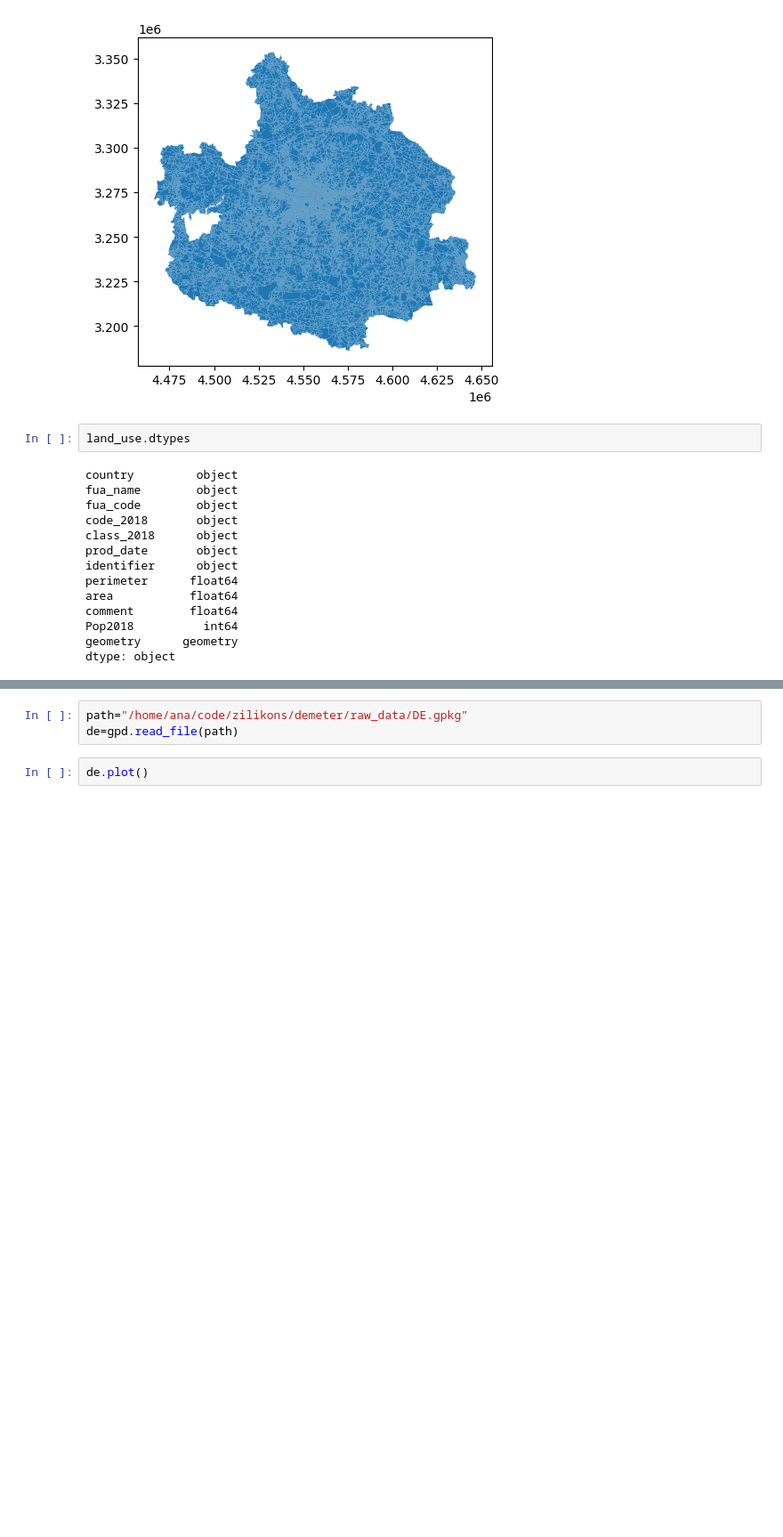
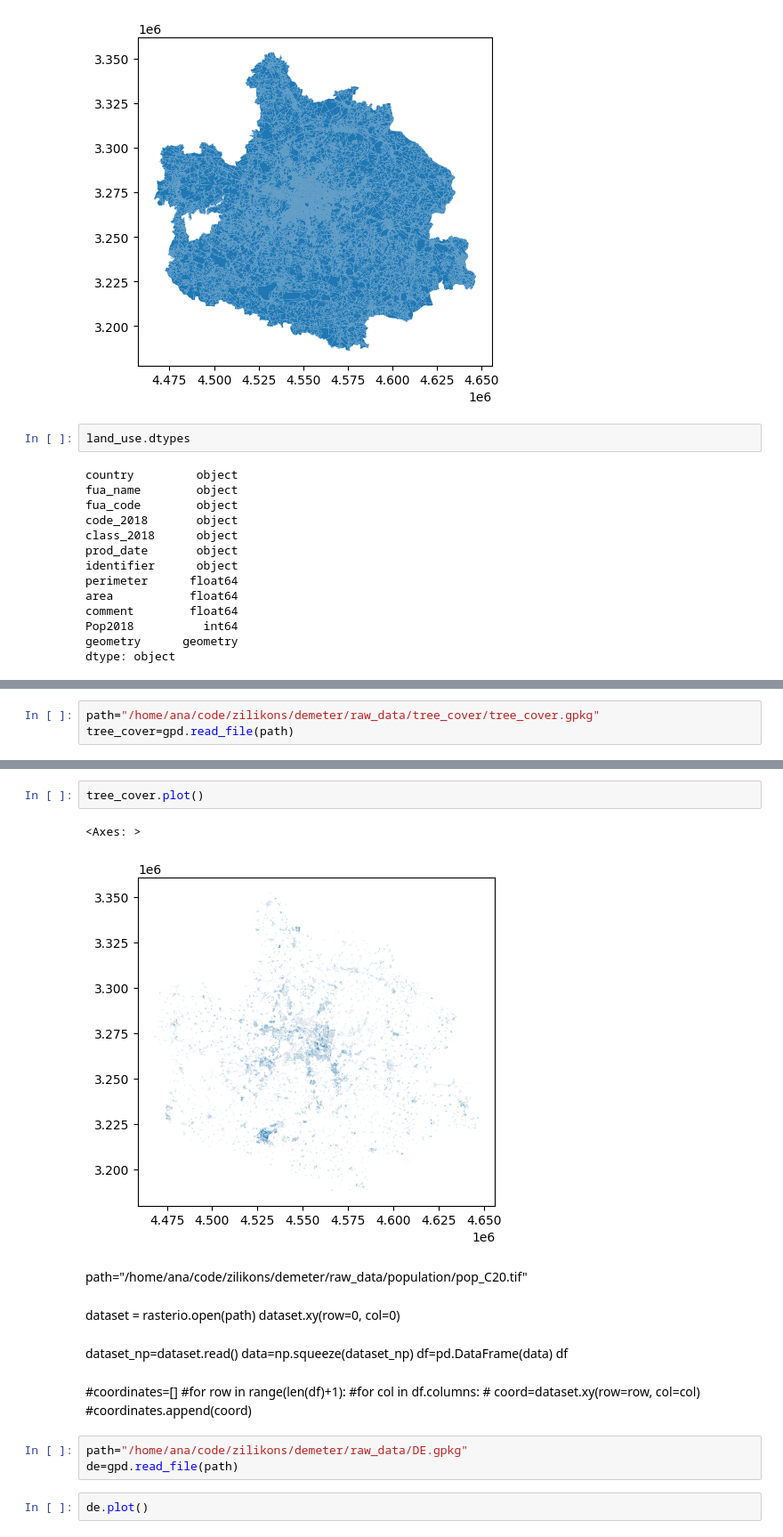
Before and after one commit to zilikons/demeter, a Jupyter notebook: notebooks/nusero92.ipynb, the cells around one changed output, grey strips where cells are left out. Shown at 89% size. Drawn from its saved outputs; the diff is of its cells as text; blank space fills up the shorter version.

Commit message:
plots

```diff
--- a/notebooks/nusero92.ipynb
+++ b/notebooks/nusero92.ipynb
@@ -142,0 +101,3 @@ g
+# %%
+path="/home/ana/code/zilikons/demeter/raw_data/tree_cover/tree_cover.gpkg"
+tree_cover=gpd.read_file(path)
@@ -143,3 +120,24 @@ g
+# %%
+tree_cover.plot()
+# %% [output]
+<Axes: >
+[figure, added]
+# %% [markdown]
+path="/home/ana/code/zilikons/demeter/raw_data/population/pop_C20.tif"
+# %% [markdown]
+dataset = rasterio.open(path)
+dataset.xy(row=0, col=0)
+# %% [markdown]
+dataset_np=dataset.read()
+data=np.squeeze(dataset_np)
+df=pd.DataFrame(data)
+df
+# %% [markdown]
+#coordinates=[]
+#for row in range(len(df)+1):
+    #for col in df.columns:
+       # coord=dataset.xy(row=row, col=col)
+        #coordinates.append(coord)
 # %%
 path="/home/ana/code/zilikons/demeter/raw_data/DE.gpkg"
 de=gpd.read_file(path)
```
Also changed, not shown: parts of 12 cells of this notebook, 9 other files.
